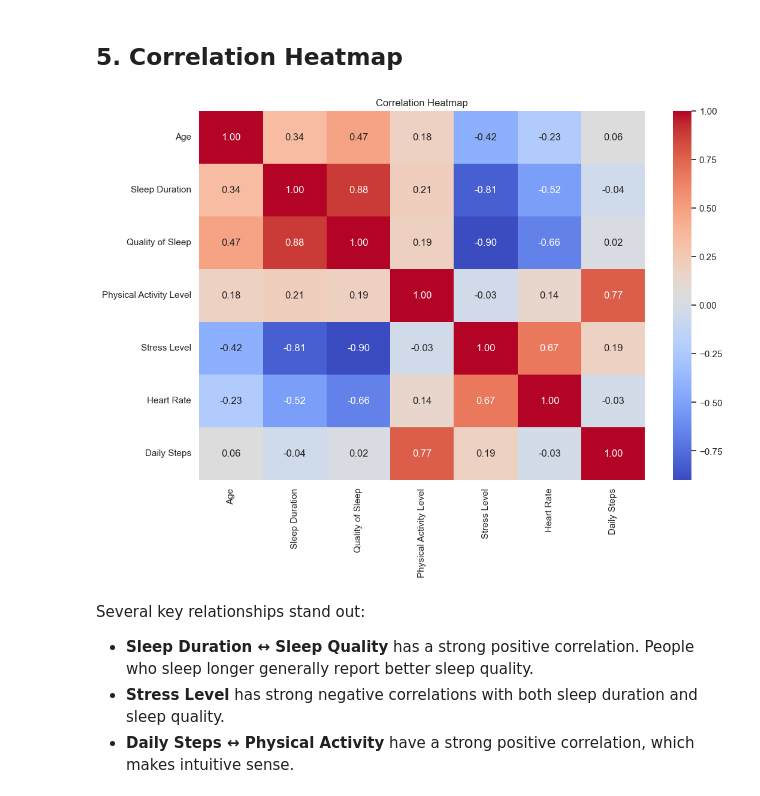
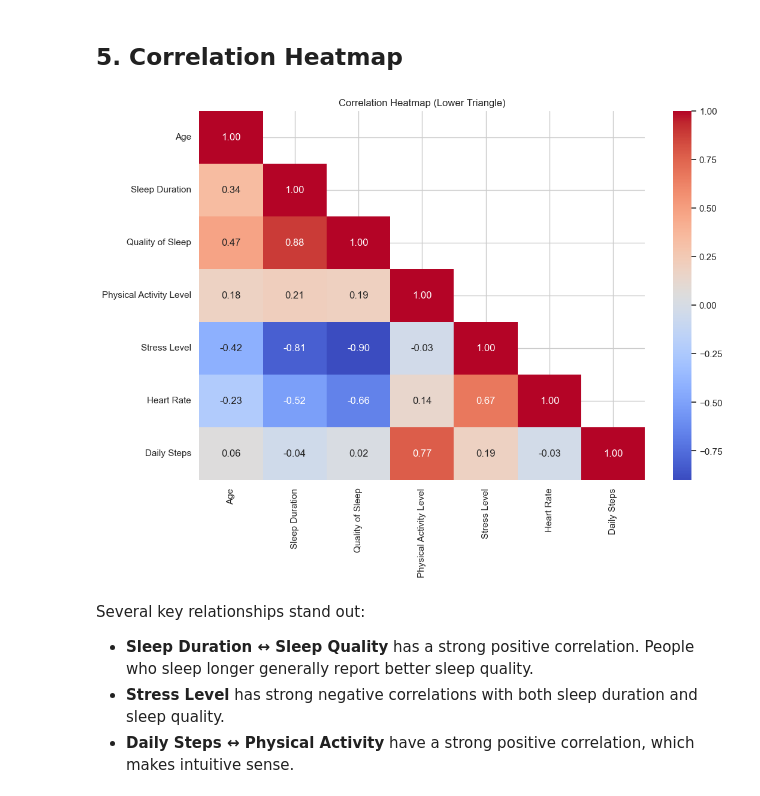
Before and after one commit to cjyaddone/ECE-143-Project, a Jupyter notebook: EDA.ipynb, the cells around one changed output. Saved outputs shown, nothing was run; the diff lists cells and outputs as text; code cells hidden in the pictures.

```diff
--- a/EDA.ipynb
+++ b/EDA.ipynb
@@ -126,22 +126,31 @@ This is one of the strongest patterns in the entire dataset and highlights the i
 # %%
 numeric_cols = [
     "Age",
     "Sleep Duration",
     "Quality of Sleep",
     "Physical Activity Level",
     "Stress Level",
     "Heart Rate",
     "Daily Steps"
 ]
 
 corr = df[numeric_cols].corr()
 
+# --- Create triangle mask ---
+mask = np.triu(np.ones_like(corr, dtype=bool), k=1)
+
 plt.figure(figsize=(12, 8))
-sns.heatmap(corr, annot=True, cmap="coolwarm", fmt=".2f")
-plt.title("Correlation Heatmap")
+sns.heatmap(
+    corr,
+    mask=mask,         # <- hides upper triangle
+    annot=True,
+    cmap="coolwarm",
+    fmt=".2f"
+)
+plt.title("Correlation Heatmap (Lower Triangle)")
 plt.show()
 # %% [output]
-[figure, old version]
+[figure, new version]
 # %% [markdown]
 Several key relationships stand out:
 
```
Also changed, not shown: parts of 1 cell of this notebook.
